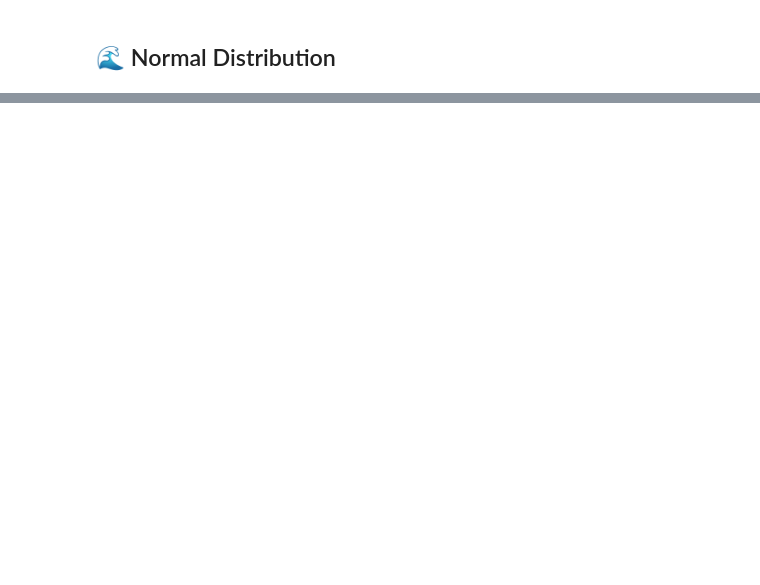
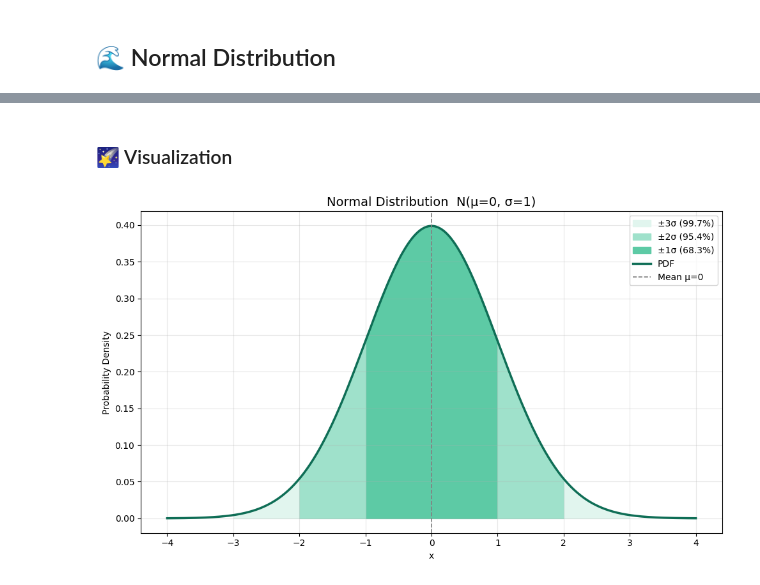
Before and after one commit to maxegorovpt/da_portfolio, a Jupyter notebook: 02_substack_posts/003_types_of_distributions_wip.ipynb, the cells around one changed output, grey strips where cells are left out. Saved outputs shown, nothing was run; the diff lists cells and outputs as text; code cells hidden in the pictures; blank space fills up the shorter version.

Commit message:
Distributions

```diff
--- a/02_substack_posts/003_types_of_distributions_wip.ipynb
+++ b/02_substack_posts/003_types_of_distributions_wip.ipynb
@@ -102,7 +133,0 @@ https://www.youtube.com/watch?v=3VYupIsbLlY
-# %%
-import numpy as np
-import matplotlib.pyplot as plt
-import seaborn as sns
-from scipy import stats
-
-sns.set(style="whitegrid")
@@ -110,0 +157,32 @@ https://www.youtube.com/watch?v=V3Qxj2C7rP0
+# %% [markdown]
+### 🌠 Visualization
+# %%
+# Parameters
+mu, sigma = 0, 1
+x = np.linspace(-4, 4, 500)
+pdf = norm.pdf(x, mu, sigma)
+
+fig, ax = plt.subplots(figsize=(10, 6))
+
+# Shade ±1σ, ±2σ, ±3σ regions
+for n_std, color, label in [(3, '#E1F5EE', '±3σ (99.7%)'),
+                             (2, '#9FE1CB', '±2σ (95.4%)'),
+                             (1, '#5DCAA5', '±1σ (68.3%)')]:
+    mask = (x >= mu - n_std * sigma) & (x <= mu + n_std * sigma)
+    ax.fill_between(x, pdf, where=mask, color=color, label=label)
+
+# PDF curve
+ax.plot(x, pdf, color='#0F6E56', linewidth=2.5, label='PDF')
+
+# Mean line
+ax.axvline(mu, color='gray', linestyle='--', linewidth=1.2, label=f'Mean μ={mu}')
+
+ax.set_title(f'Normal Distribution  N(μ={mu}, σ={sigma})', fontsize=14)
+ax.set_xlabel('x')
+ax.set_ylabel('Probability Density')
+ax.legend()
+ax.grid(alpha=0.3)
+plt.tight_layout()
+plt.show()
+# %% [output]
+[figure, added]
```
Also changed, not shown: parts of 71 cells of this notebook.
